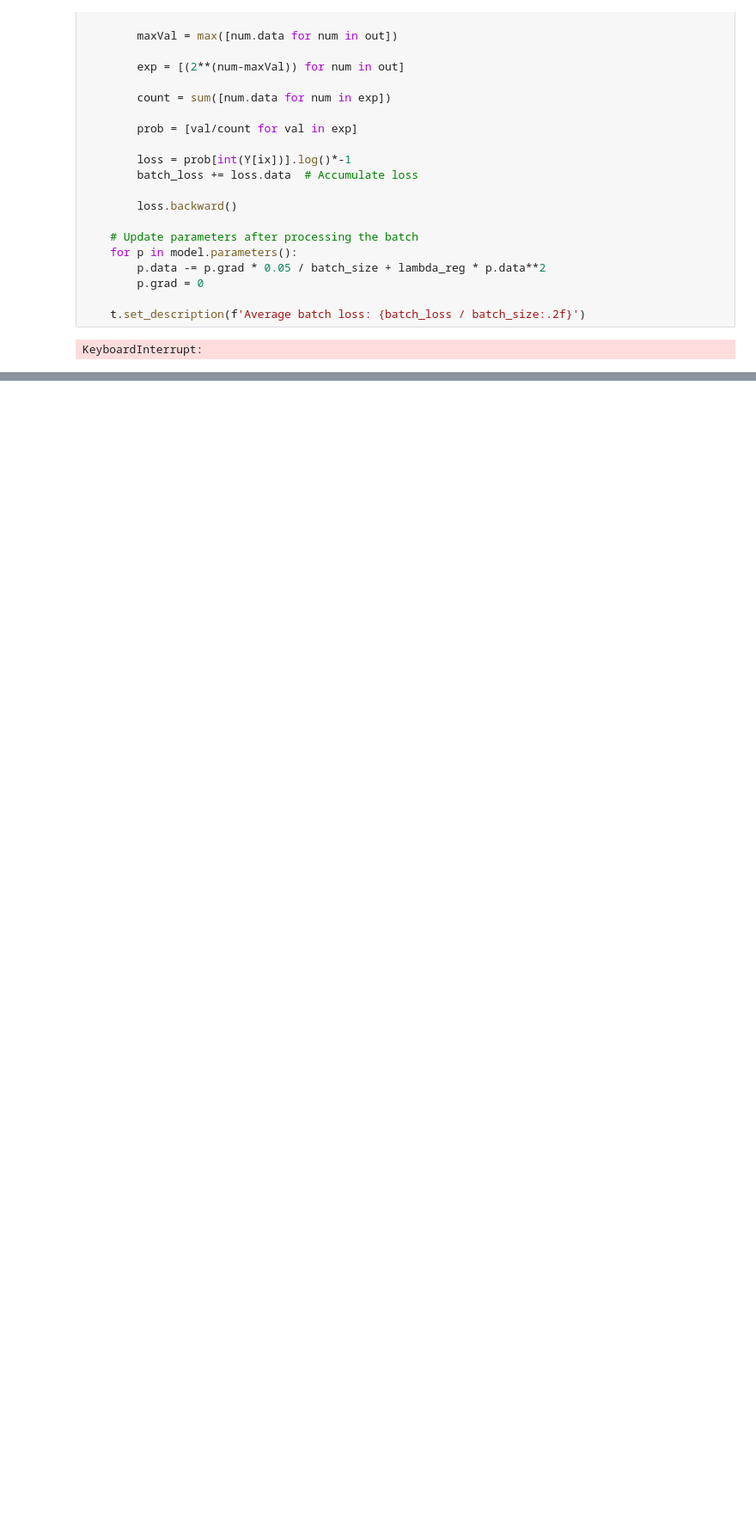
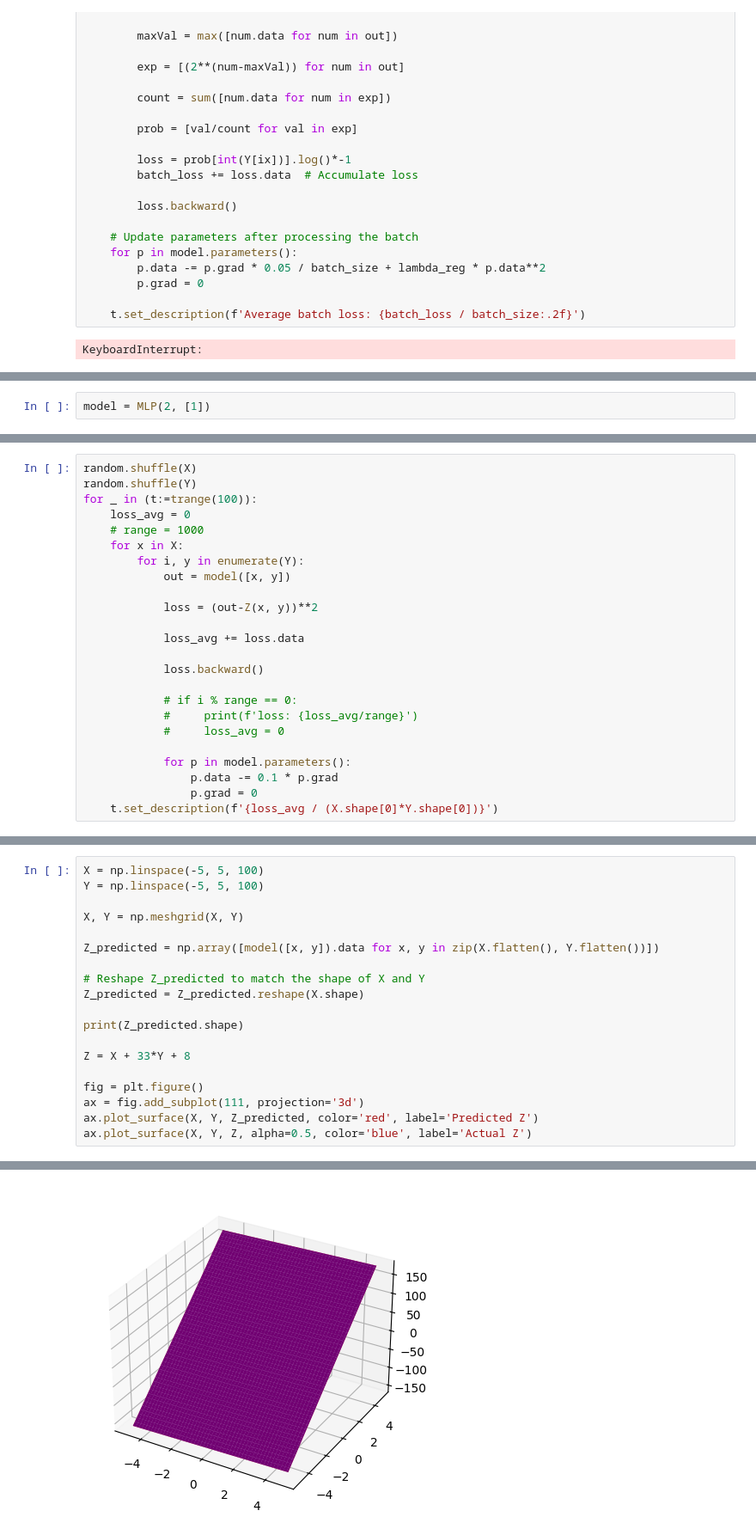
Before and after one commit to noahgsolomon/DeepStar, a Jupyter notebook: playground/nn.ipynb, the cells around one changed output, grey strips where cells are left out. Shown at 86% size. Saved outputs shown, nothing was run; the diff lists cells and outputs as text; blank space fills up the shorter version.

```diff
--- a/playground/nn.ipynb
+++ b/playground/nn.ipynb
@@ -300,0 +305,2 @@ predicted: (0, 0.08274280017966221), actual: 5
+# %%
+model = MLP(2, [1])
@@ -300,0 +320,24 @@ predicted: (0, 0.08274280017966221), actual: 5
+# %%
+random.shuffle(X)
+random.shuffle(Y)
+for _ in (t:=trange(100)):
+    loss_avg = 0
+    # range = 1000
+    for x in X:
+        for i, y in enumerate(Y):
+            out = model([x, y])
+
+            loss = (out-Z(x, y))**2
+
+            loss_avg += loss.data
+
+            loss.backward()
+
+            # if i % range == 0:
+            #     print(f'loss: {loss_avg/range}')
+            #     loss_avg = 0
+
+            for p in model.parameters():
+                p.data -= 0.1 * p.grad
+                p.grad = 0
+    t.set_description(f'{loss_avg / (X.shape[0]*Y.shape[0])}')
@@ -300,0 +355,20 @@ predicted: (0, 0.08274280017966221), actual: 5
+# %%
+X = np.linspace(-5, 5, 100)
+Y = np.linspace(-5, 5, 100)
+
+X, Y = np.meshgrid(X, Y)
+
+Z_predicted = np.array([model([x, y]).data for x, y in zip(X.flatten(), Y.flatten())])
+
+# Reshape Z_predicted to match the shape of X and Y
+Z_predicted = Z_predicted.reshape(X.shape)
+
+print(Z_predicted.shape)
+
+Z = X + 33*Y + 8
+
+fig = plt.figure()
+ax = fig.add_subplot(111, projection='3d')
+ax.plot_surface(X, Y, Z_predicted, color='red', label='Predicted Z')
+ax.plot_surface(X, Y, Z, alpha=0.5, color='blue', label='Actual Z')
+# %% [output]
@@ -300,0 +377 @@ predicted: (0, 0.08274280017966221), actual: 5
+[figure, added]
```
Also changed, not shown: parts of 8 cells of this notebook.
